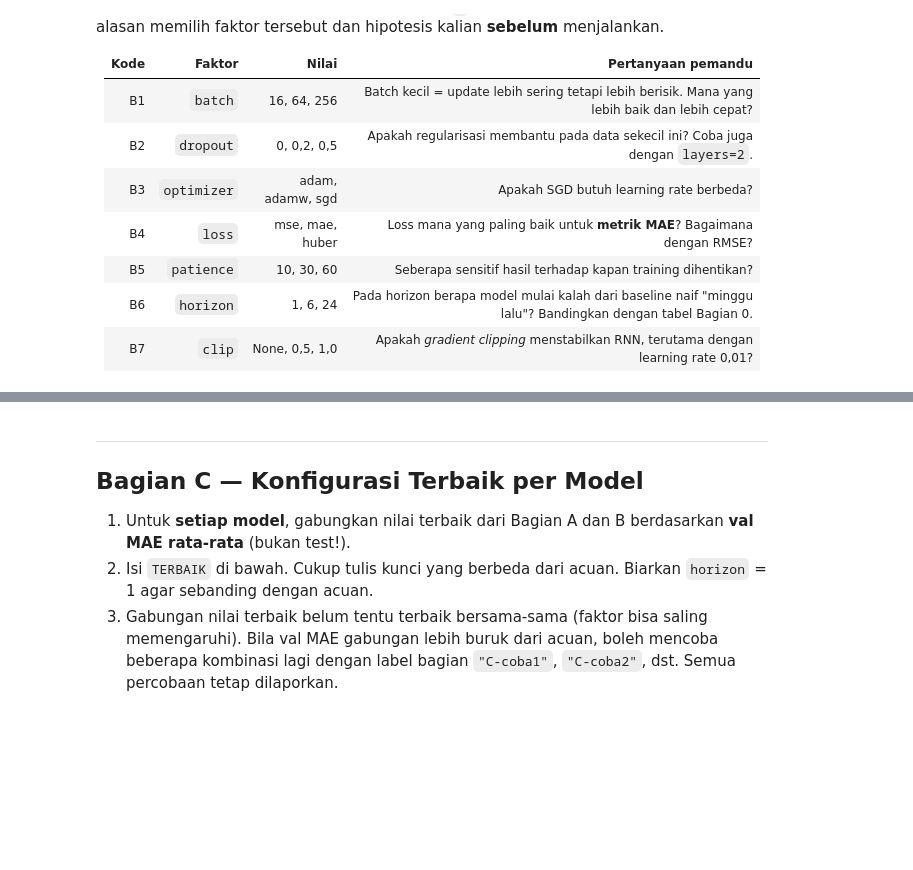
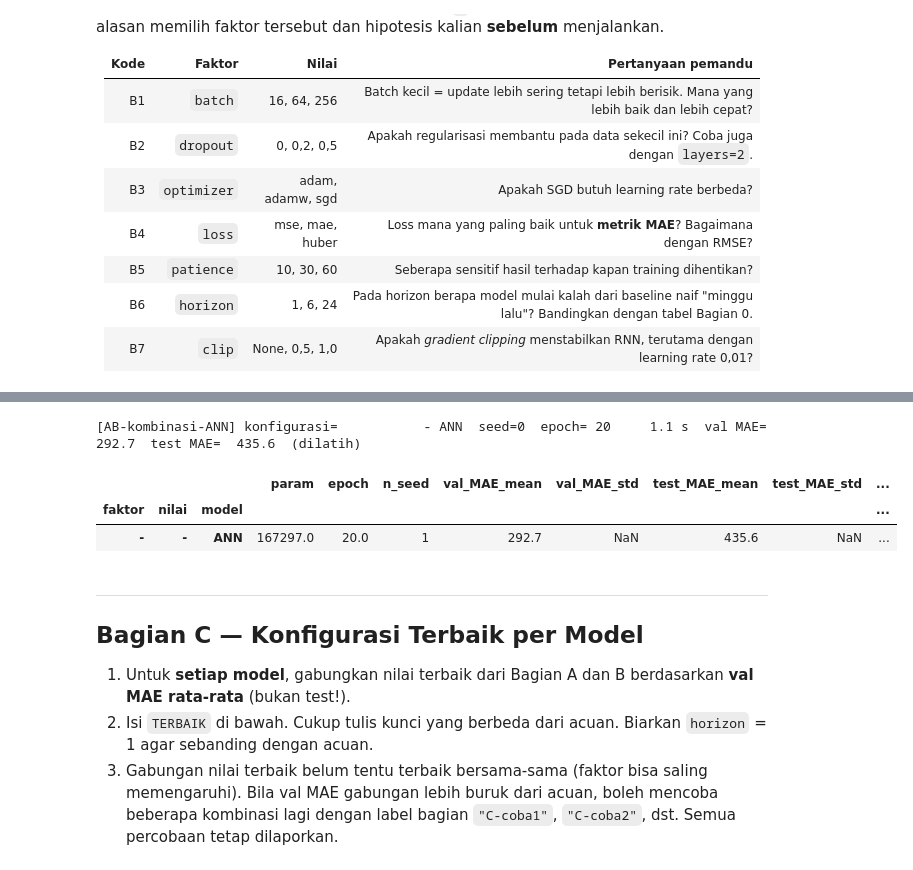
Before and after one commit to adhitngab/dlw-tugas-ra-124400015, a Jupyter notebook: tugas_ablasi.ipynb, the cells around one changed output, grey strips where cells are left out. Cells and saved outputs as stored; diff of their text form; code cells hidden in the pictures; blank space fills up the shorter version.

```diff
--- a/tugas_ablasi.ipynb
+++ b/tugas_ablasi.ipynb
@@ -596,3 +627,23 @@ b2 = jalankan("B2", "dropout", [0.0, 0.2, 0.5]);           plot_faktor(b2, "drop
+# %%
+ann_kombinasi = jalankan(
+    "AB-kombinasi-ANN",
+    None,
+    ["-"],
+    models=["ANN"],
+    W=168,
+    hidden=128,
+    layers=2,
+    lr=1e-2,
+    fitur="semua",
+    dropout=0.0,
+    loss="huber",
+)
+ringkas(ann_kombinasi)
+# %% [output]
+[AB-kombinasi-ANN] konfigurasi=           - ANN  seed=0  epoch= 20     1.1 s  val MAE=  292.7  test MAE=  435.6  (dilatih)
+|  |  |  | param | epoch | n_seed | val_MAE_mean | val_MAE_std | test_MAE_mean | test_MAE_std | ... |
+| faktor | nilai | model |  |  |  |  |  |  |  | ... |
+| - | - | ANN | 167297.0 | 20.0 | 1 | 292.7 | NaN | 435.6 | NaN | ... |
 # %% [markdown]
 ---
 ## Bagian C — Konfigurasi Terbaik per Model
```
Also changed, not shown: parts of 11 cells of this notebook, 4 other files.
